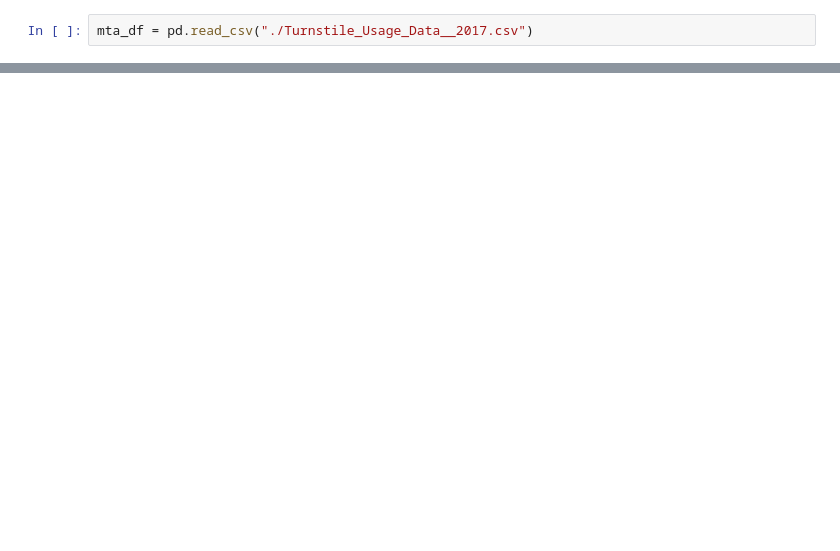
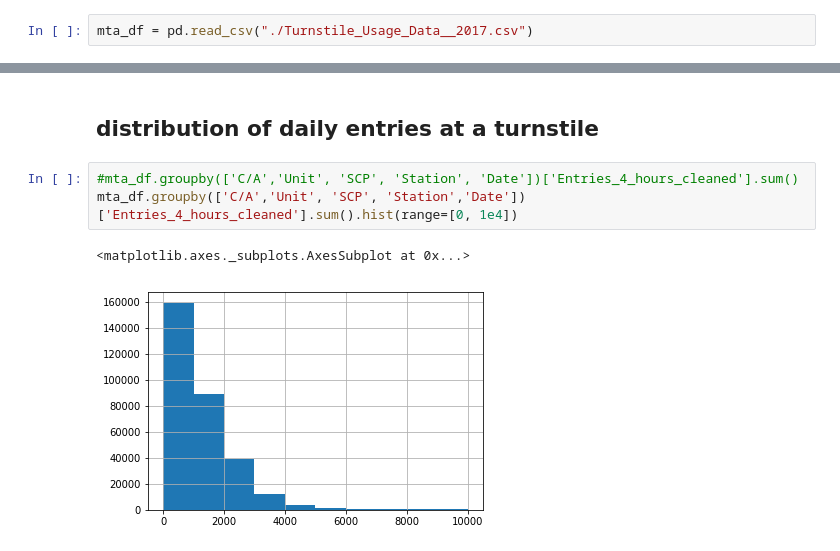
Before and after one commit to YCCZhao/wk1, a Jupyter notebook: Project1_MTA.ipynb, the cells around one changed output, grey strips where cells are left out. Saved outputs shown, nothing was run; the diff lists cells and outputs as text; blank space fills up the shorter version.

```diff
--- a/Project1_MTA.ipynb
+++ b/Project1_MTA.ipynb
@@ -41,0 +99,8 @@ Name: Entries_4_hours_cleaned, dtype: float64
+# %% [markdown]
+## distribution of daily entries at a turnstile
+# %%
+#mta_df.groupby(['C/A','Unit', 'SCP', 'Station', 'Date'])['Entries_4_hours_cleaned'].sum()
+mta_df.groupby(['C/A','Unit', 'SCP', 'Station','Date'])['Entries_4_hours_cleaned'].sum().hist(range=[0, 1e4])
+# %% [output]
+<matplotlib.axes._subplots.AxesSubplot at 0x...>
+[figure, added]
```
Also changed, not shown: parts of 30 cells of this notebook.
